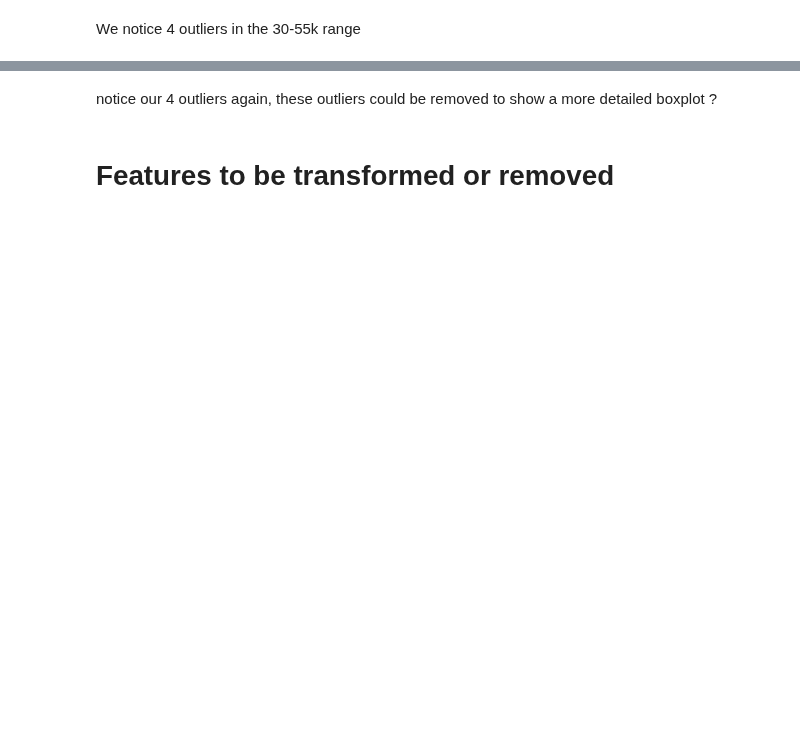
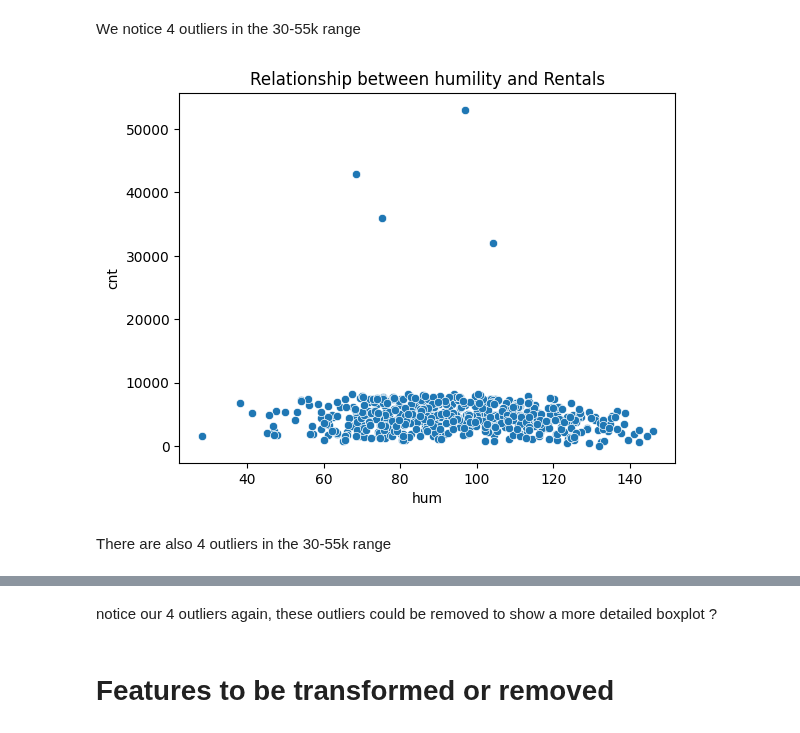
Before and after one commit to PatrykGadziomski/Bike-Rental-Prediction, a Jupyter notebook: Project Data set and Description-20231027/Visualisations_Linus.ipynb, the cells around one changed output, grey strips where cells are left out. Saved outputs shown, nothing was run; the diff lists cells and outputs as text; code cells hidden in the pictures; blank space fills up the shorter version.

Commit message:
Double check on Outliers via humility;
Analysis on weekdays and general conspicuous factors

```diff
--- a/Project Data set and Description-20231027/Visualisations_Linus.ipynb
+++ b/Project Data set and Description-20231027/Visualisations_Linus.ipynb
@@ -25,5 +52,13 @@ plt.show()
 # %% [markdown]
 We notice 4 outliers in the 30-55k range
+# %%
+sns.scatterplot(x='hum', y='cnt', data=df)
+plt.title('Relationship between humility and Rentals')
+plt.show()
+# %% [output]
+[figure, added]
+# %% [markdown]
+There are also 4 outliers in the 30-55k range
 # %%
 # Visualize the distribution of weather conditions
 sns.countplot(x='weathersit', data=df)
```
Also changed, not shown: parts of 13 cells of this notebook.
